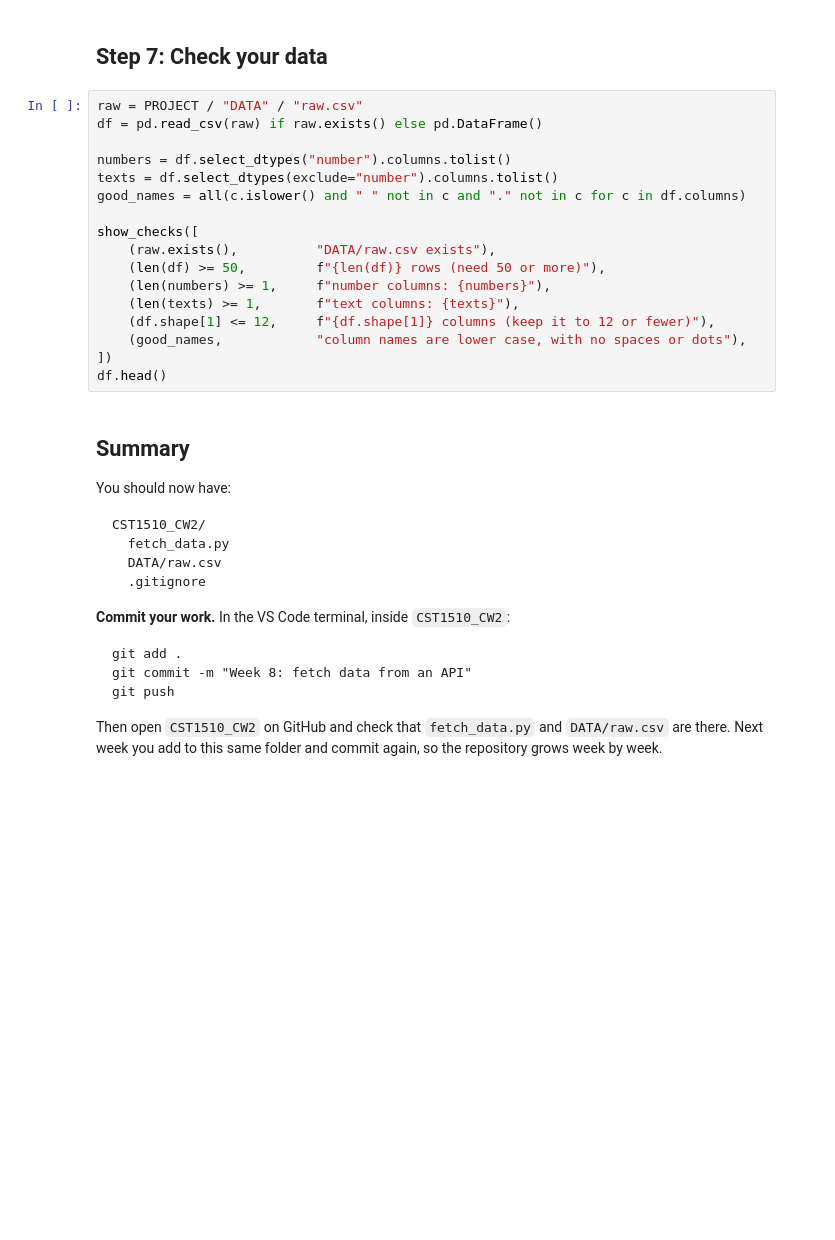
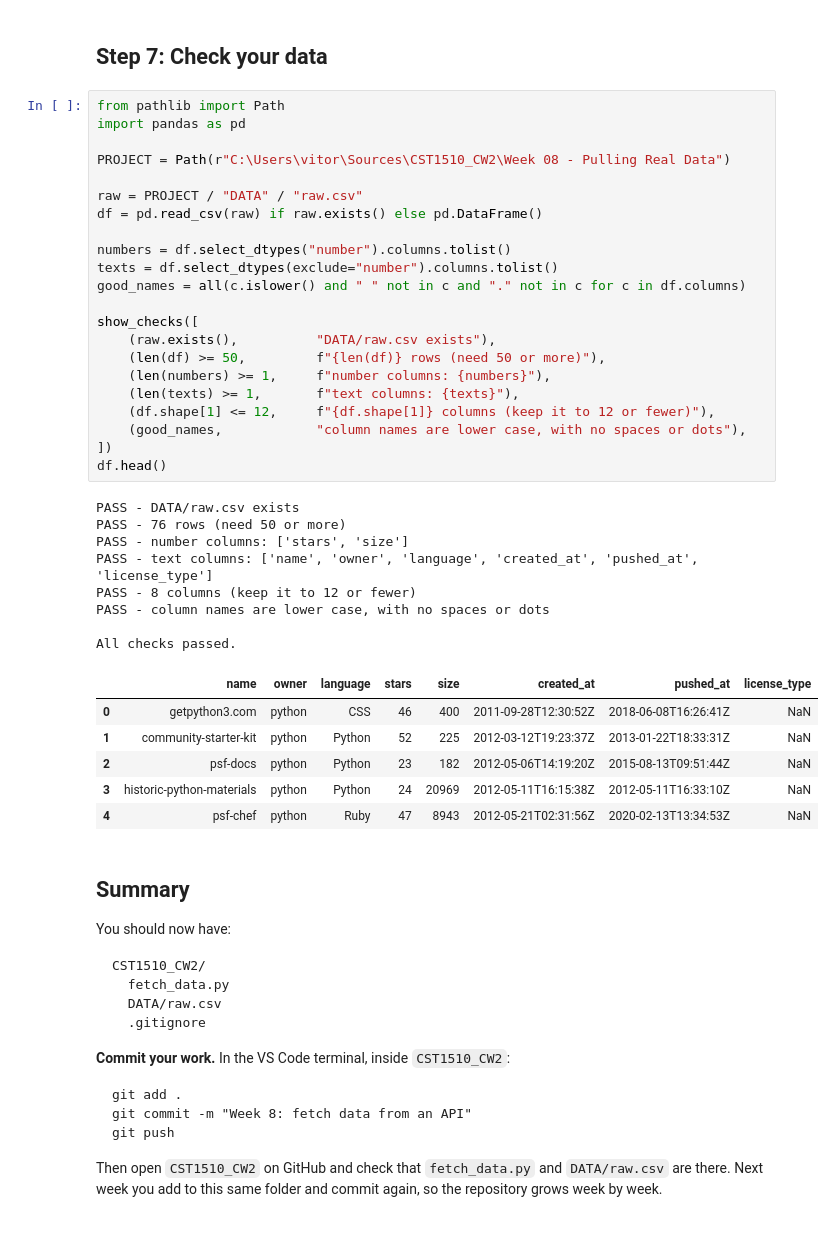
Before and after one commit to M01106046/CST1510_CW2, a Jupyter notebook: Week 08 - Pulling Real Data/LAB/W08_Lab.ipynb, the cells around one changed output. Drawn from its saved outputs; the diff is of its cells as text; blank space fills up the shorter version.

```diff
--- a/Week 08 - Pulling Real Data/LAB/W08_Lab.ipynb
+++ b/Week 08 - Pulling Real Data/LAB/W08_Lab.ipynb
@@ -378,22 +388,42 @@ python fetch_data.py
 # %% [markdown]
 ## Step 7: Check your data
 # %%
+from pathlib import Path
+import pandas as pd
+
+PROJECT = Path(r"C:\Users\vitor\Sources\CST1510_CW2\Week 08 - Pulling Real Data")
+
 raw = PROJECT / "DATA" / "raw.csv"
 df = pd.read_csv(raw) if raw.exists() else pd.DataFrame()
 
 numbers = df.select_dtypes("number").columns.tolist()
 texts = df.select_dtypes(exclude="number").columns.tolist()
 good_names = all(c.islower() and " " not in c and "." not in c for c in df.columns)
 
 show_checks([
     (raw.exists(),          "DATA/raw.csv exists"),
     (len(df) >= 50,         f"{len(df)} rows (need 50 or more)"),
     (len(numbers) >= 1,     f"number columns: {numbers}"),
     (len(texts) >= 1,       f"text columns: {texts}"),
     (df.shape[1] <= 12,     f"{df.shape[1]} columns (keep it to 12 or fewer)"),
     (good_names,            "column names are lower case, with no spaces or dots"),
 ])
 df.head()
+# %% [output]
+PASS - DATA/raw.csv exists
+PASS - 76 rows (need 50 or more)
+PASS - number columns: ['stars', 'size']
+PASS - text columns: ['name', 'owner', 'language', 'created_at', 'pushed_at', 'license_type']
+PASS - 8 columns (keep it to 12 or fewer)
+PASS - column names are lower case, with no spaces or dots
+
+All checks passed.
+|  | name | owner | language | stars | size | created_at | pushed_at | license_type |
+| 0 | getpython3.com | python | CSS | 46 | 400 | 2011-09-28T12:30:52Z | 2018-06-08T16:26:41Z | NaN |
+| 1 | community-starter-kit | python | Python | 52 | 225 | 2012-03-12T19:23:37Z | 2013-01-22T18:33:31Z | NaN |
+| 2 | psf-docs | python | Python | 23 | 182 | 2012-05-06T14:19:20Z | 2015-08-13T09:51:44Z | NaN |
+| 3 | historic-python-materials | python | Python | 24 | 20969 | 2012-05-11T16:15:38Z | 2012-05-11T16:33:10Z | NaN |
+| 4 | psf-chef | python | Ruby | 47 | 8943 | 2012-05-21T02:31:56Z | 2020-02-13T13:34:53Z | NaN |
 # %% [markdown]
 ## Summary
 
```
Also changed, not shown: parts of 2 cells of this notebook, 2 other files.
